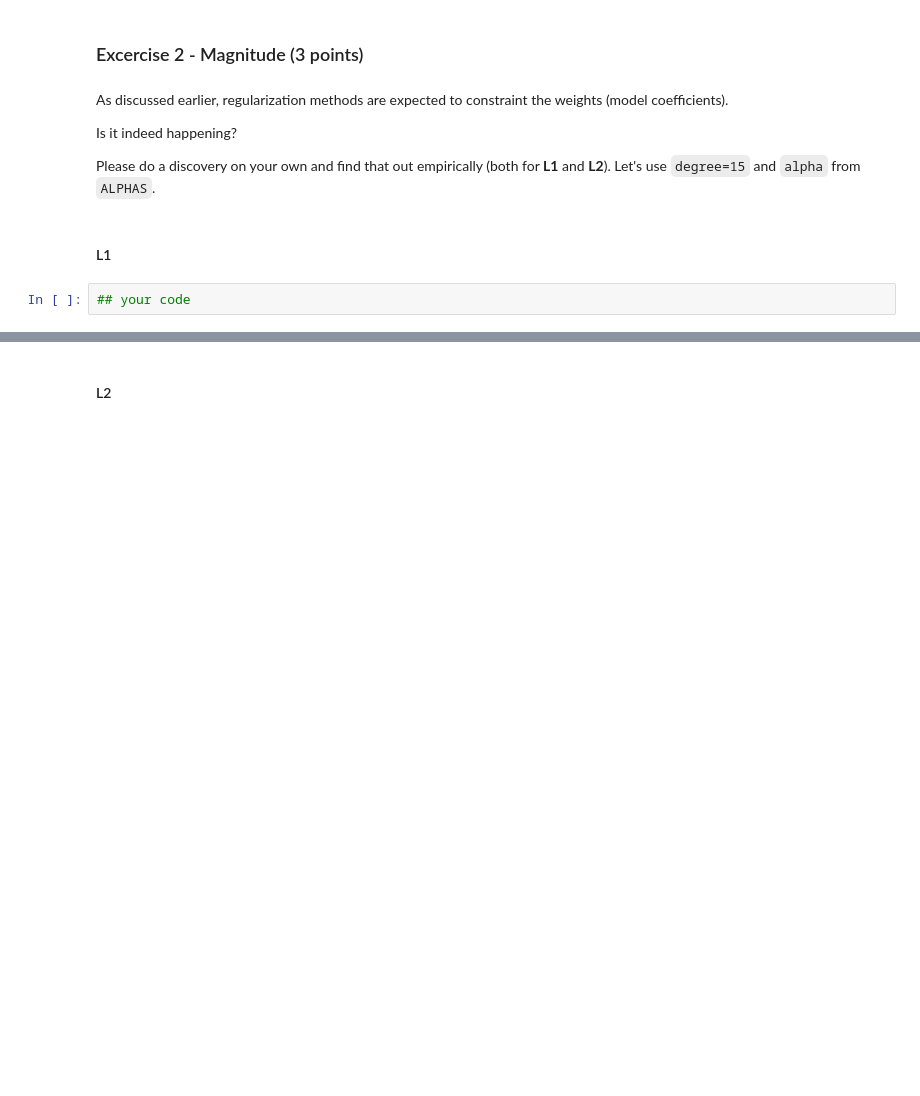
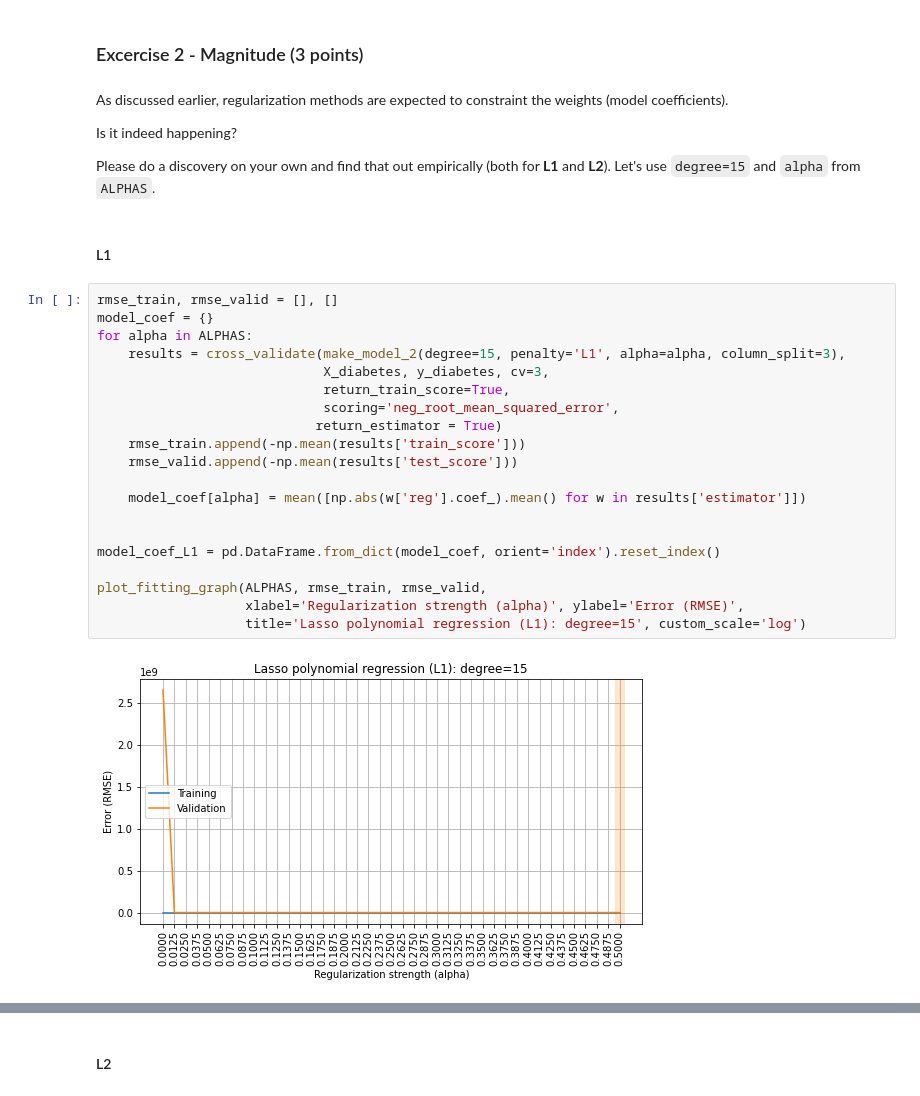
Before and after one commit to codekot/overfitting_regularization, a Jupyter notebook: overfitting_regularization.ipynb, the cells around one changed output, grey strips where cells are left out. Cells and saved outputs as stored; diff of their text form; blank space fills up the shorter version.

```diff
--- a/overfitting_regularization.ipynb
+++ b/overfitting_regularization.ipynb
@@ -487,5 +493,25 @@ Is it indeed happening?
 Please do a discovery on your own and find that out empirically (both for **L1** and **L2**). Let's use `degree=15` and `alpha` from `ALPHAS`.
 # %% [markdown]
 #### L1
-# %%
-## your code
+# %%
+rmse_train, rmse_valid = [], []
+model_coef = {}
+for alpha in ALPHAS:
+    results = cross_validate(make_model_2(degree=15, penalty='L1', alpha=alpha, column_split=3),
+                             X_diabetes, y_diabetes, cv=3,
+                             return_train_score=True,
+                             scoring='neg_root_mean_squared_error',
+                            return_estimator = True)
+    rmse_train.append(-np.mean(results['train_score']))
+    rmse_valid.append(-np.mean(results['test_score']))
+
+    model_coef[alpha] = mean([np.abs(w['reg'].coef_).mean() for w in results['estimator']])
+
+
+model_coef_L1 = pd.DataFrame.from_dict(model_coef, orient='index').reset_index()
+
+plot_fitting_graph(ALPHAS, rmse_train, rmse_valid,
+                   xlabel='Regularization strength (alpha)', ylabel='Error (RMSE)',
+                   title='Lasso polynomial regression (L1): degree=15', custom_scale='log')
+# %% [output]
+[figure, added]
```
Also changed, not shown: parts of 55 cells of this notebook.
